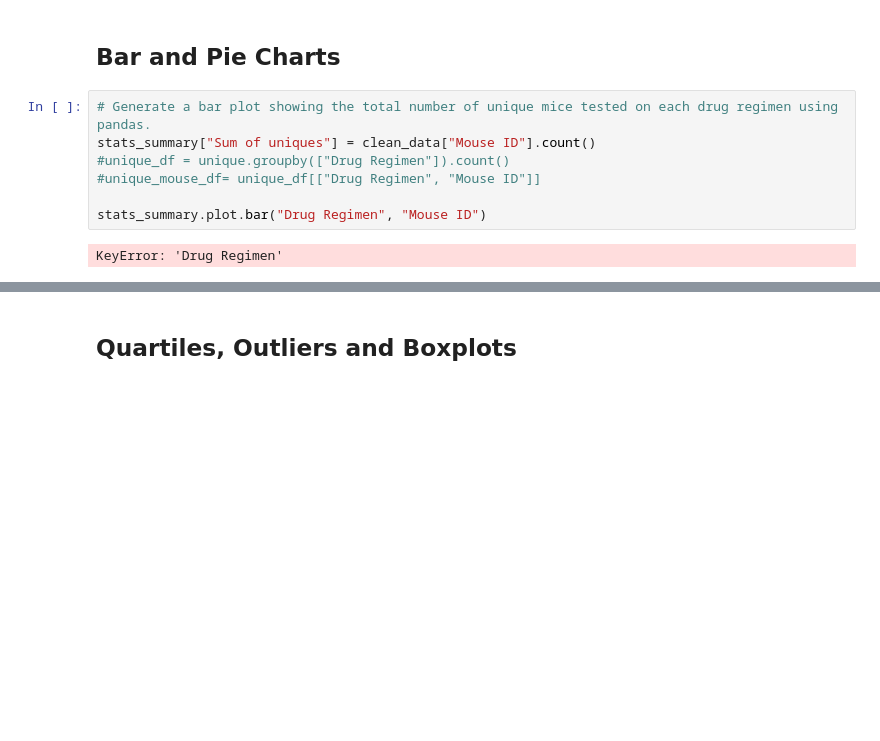
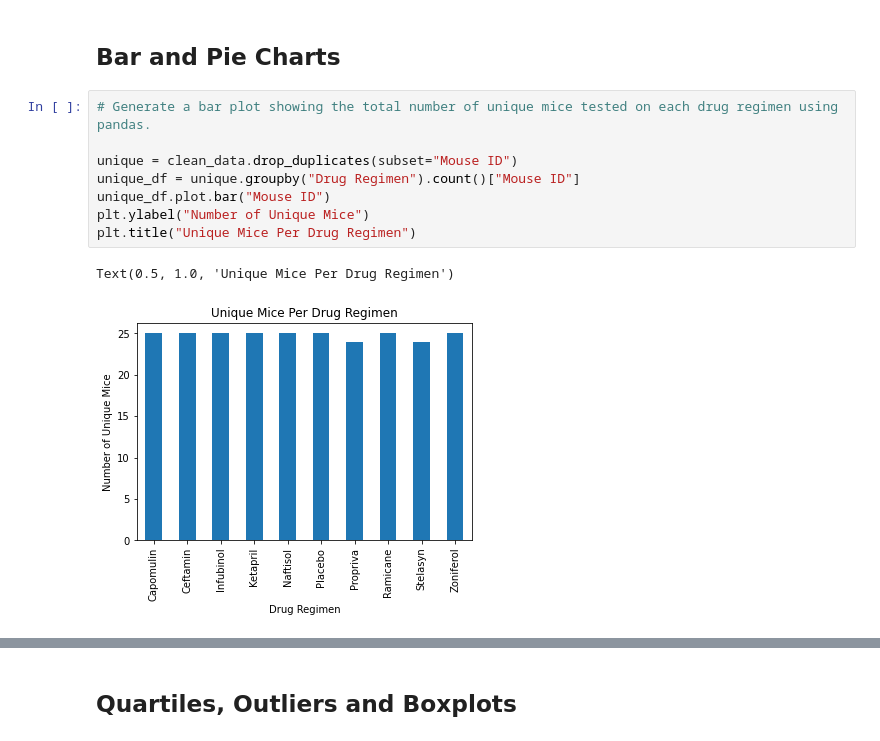
Before and after one commit to chris-inalsingh/Matplotlib-challenge, a Jupyter notebook: Pymaceuticals/pymaceuticals.ipynb, the cells around one changed output, grey strips where cells are left out. Cells and saved outputs as stored; diff of their text form; blank space fills up the shorter version.

```diff
--- a/Pymaceuticals/pymaceuticals.ipynb
+++ b/Pymaceuticals/pymaceuticals.ipynb
@@ -148,12 +148,14 @@ agg_stats_summary
 ## Bar and Pie Charts
 # %%
 # Generate a bar plot showing the total number of unique mice tested on each drug regimen using pandas.
-stats_summary["Sum of uniques"] = clean_data["Mouse ID"].count()
-#unique_df = unique.groupby(["Drug Regimen"]).count()
-#unique_mouse_df= unique_df[["Drug Regimen", "Mouse ID"]]
 
-stats_summary.plot.bar("Drug Regimen", "Mouse ID")
+unique = clean_data.drop_duplicates(subset="Mouse ID")
+unique_df = unique.groupby("Drug Regimen").count()["Mouse ID"]
+unique_df.plot.bar("Mouse ID")
+plt.ylabel("Number of Unique Mice")
+plt.title("Unique Mice Per Drug Regimen")
 # %% [output]
-KeyError: 'Drug Regimen'
+Text(0.5, 1.0, 'Unique Mice Per Drug Regimen')
+[figure, added]
 # %%
 # Generate a bar plot showing the total number of unique mice tested on each drug regimen using pyplot.
```
Also changed, not shown: parts of 22 cells of this notebook.
